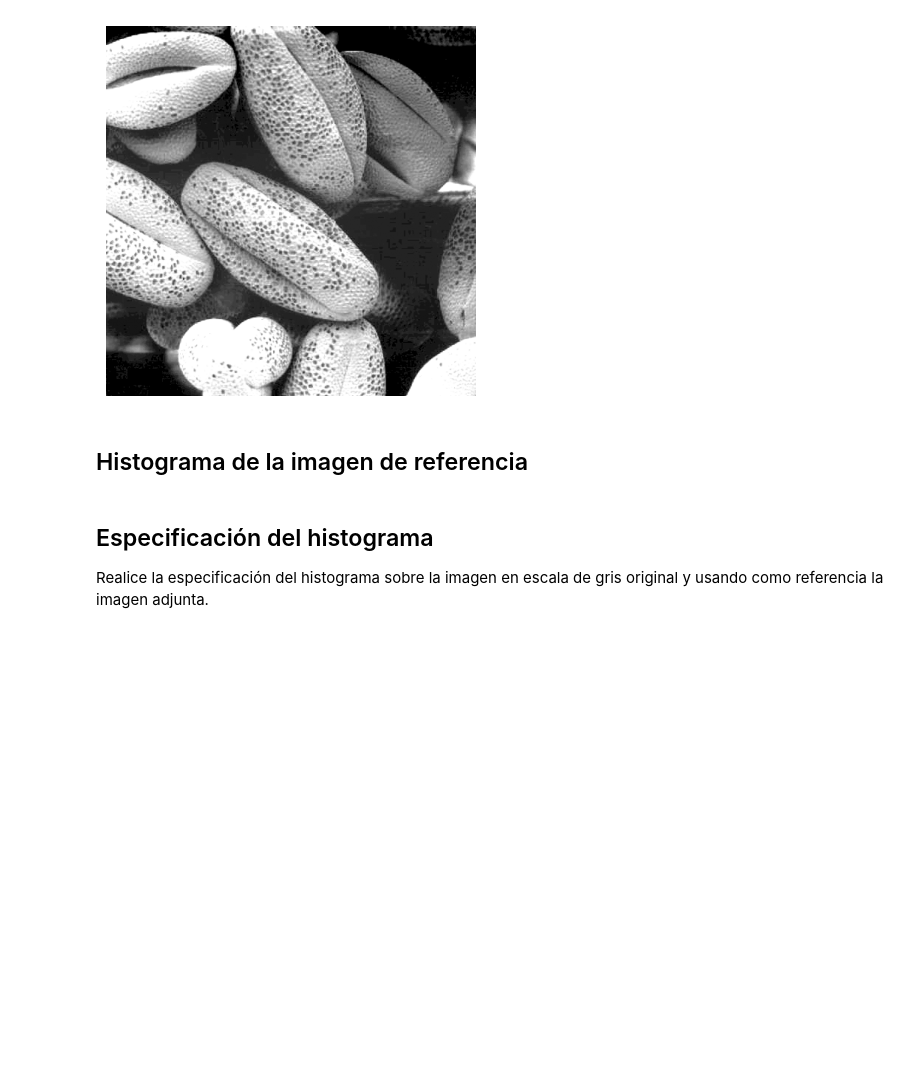
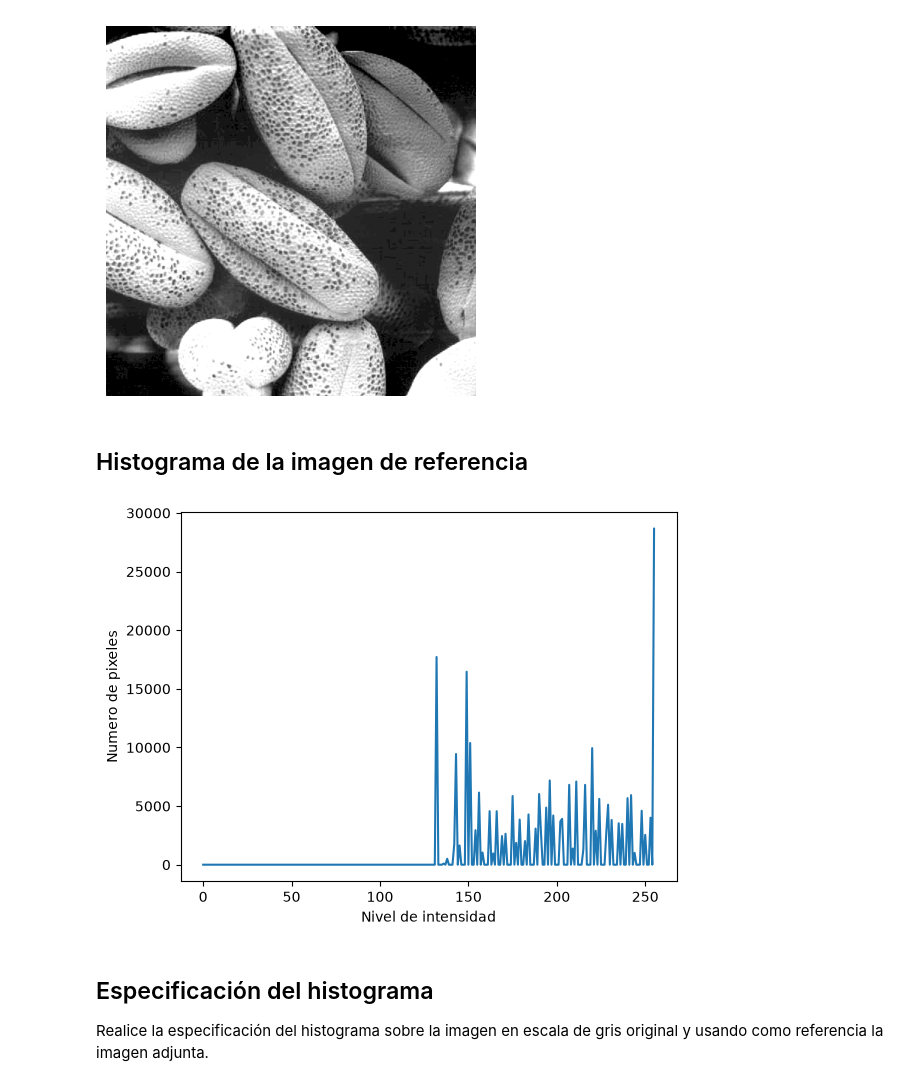
Before and after one commit to SESASAN/vision-artificial-parcial-1, a Jupyter notebook: parcial 2/notebooks/02_punto2.ipynb, the cells around one changed output. Drawn from its saved outputs; the diff is of its cells as text; code cells hidden in the pictures; blank space fills up the shorter version.

Commit message:
feat: resolver el punto 2 del parcial 2 (especificación de histograma)
Usa skimage.exposure.match_histograms con Referencia.tif como imagen
objetivo.

```diff
--- a/parcial 2/notebooks/02_punto2.ipynb
+++ b/parcial 2/notebooks/02_punto2.ipynb
@@ -22,7 +23,15 @@ plt.axis("off")
 # %% [markdown]
 ## Histograma de la imagen de referencia
 # %%
-# TODO: calcular y graficar el histograma de ref
+hist_ref = cv2.calcHist([ref], [0], None, [256], [0, 256]).flatten()
+
+plt.figure()
+plt.plot(hist_ref)
+plt.xlabel("Nivel de intensidad")
+plt.ylabel("Numero de pixeles")
+plt.savefig("../results/punto2_histograma_referencia.png", bbox_inches="tight")
+# %% [output]
+[figure, added]
 # %% [markdown]
 ## Especificación del histograma
 
```
Also changed, not shown: parts of 3 cells of this notebook, 4 other files.
